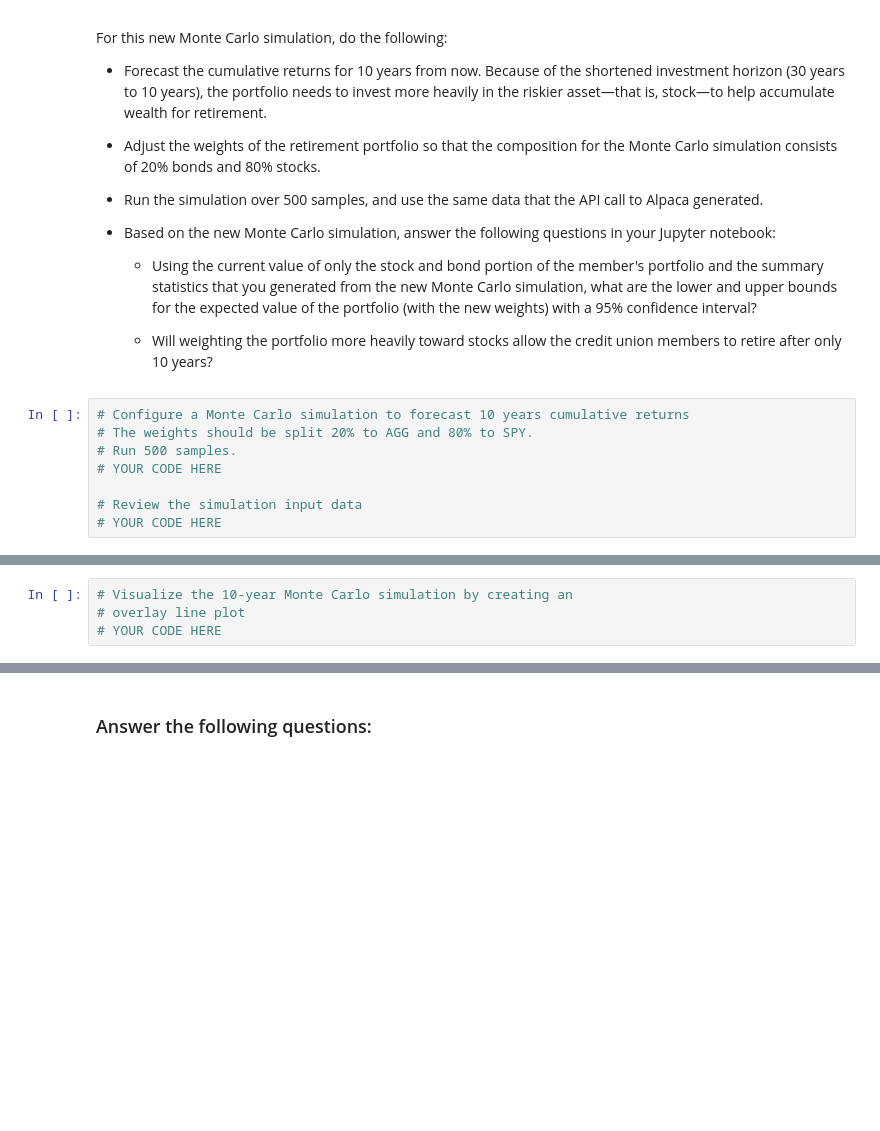
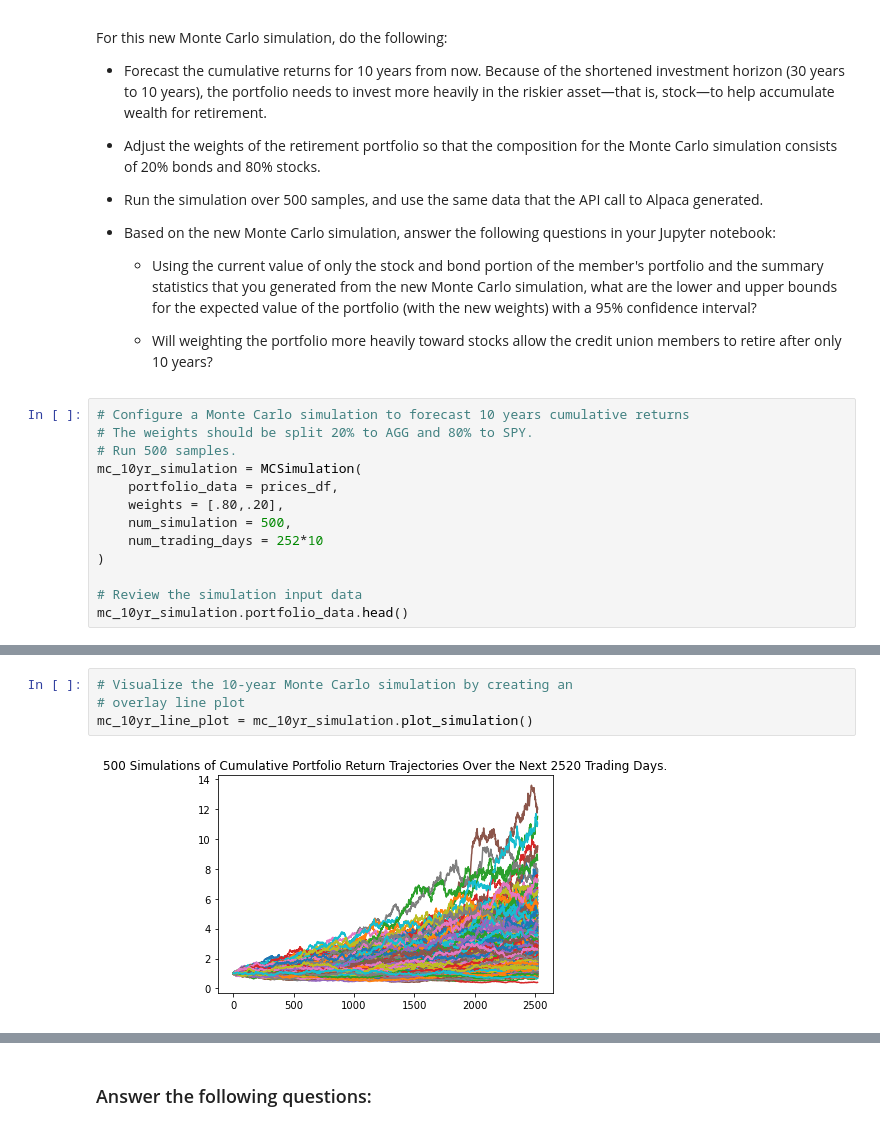
Before and after one commit to asabeti/Financial_Planning_With_APIs, a Jupyter notebook: financial_planning_tools.ipynb, the cells around one changed output, grey strips where cells are left out. Drawn from its saved outputs; the diff is of its cells as text; blank space fills up the shorter version.

```diff
--- a/financial_planning_tools.ipynb
+++ b/financial_planning_tools.ipynb
@@ -611,7 +615,12 @@ For this new Monte Carlo simulation, do the following:
 # Configure a Monte Carlo simulation to forecast 10 years cumulative returns
 # The weights should be split 20% to AGG and 80% to SPY.
 # Run 500 samples.
-# YOUR CODE HERE
+mc_10yr_simulation = MCSimulation(
+    portfolio_data = prices_df,
+    weights = [.80,.20],
+    num_simulation = 500,
+    num_trading_days = 252*10
+)
 
 # Review the simulation input data
-# YOUR CODE HERE
+mc_10yr_simulation.portfolio_data.head()
@@ -621,7 +681,9 @@ For this new Monte Carlo simulation, do the following:
 # %%
 # Visualize the 10-year Monte Carlo simulation by creating an
 # overlay line plot
-# YOUR CODE HERE
+mc_10yr_line_plot = mc_10yr_simulation.plot_simulation()
+# %% [output]
+[figure, added]
 # %%
 # Visualize the probability distribution of the 10-year Monte Carlo simulation
 # by plotting a histogram
```
Also changed, not shown: parts of 23 cells of this notebook.
